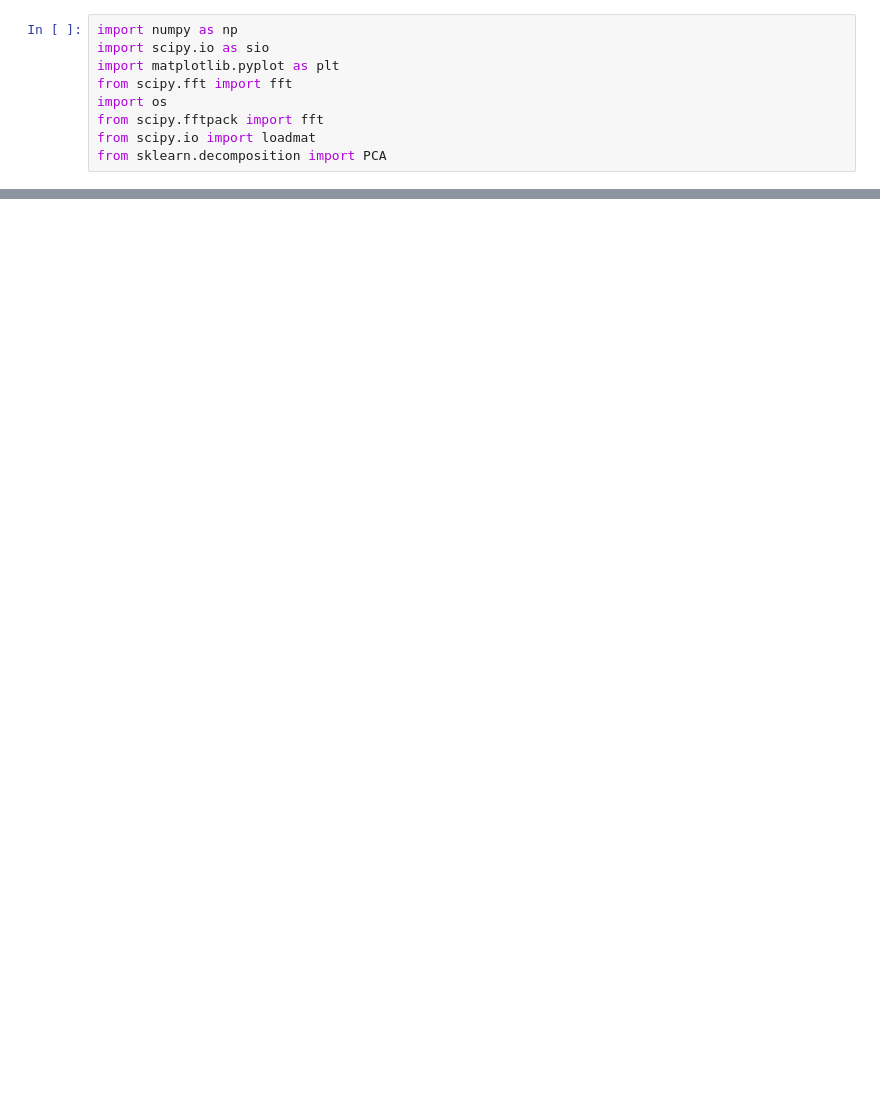
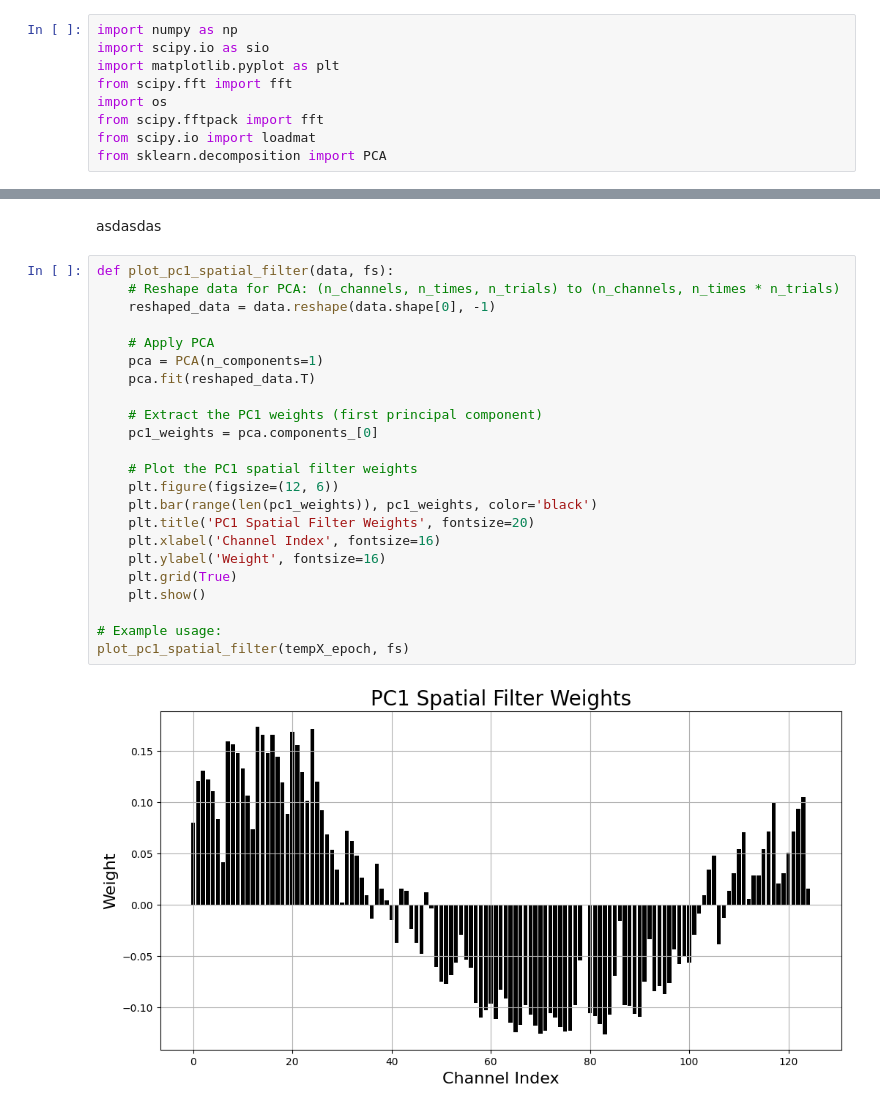
Before and after one commit to boannas/BCC_2024, a Jupyter notebook: Code/code_testing/EEG.ipynb, the cells around one changed output, grey strips where cells are left out. Cells and saved outputs as stored; diff of their text form; blank space fills up the shorter version.

```diff
--- a/Code/code_testing/EEG.ipynb
+++ b/Code/code_testing/EEG.ipynb
@@ -119,0 +147,27 @@ plot_combined_frequency_domain(tempX_epoch, fs,tempoHz[2], song_idx=song_idx)
+# %% [markdown]
+asdasdas
+# %%
+def plot_pc1_spatial_filter(data, fs):
+    # Reshape data for PCA: (n_channels, n_times, n_trials) to (n_channels, n_times * n_trials)
+    reshaped_data = data.reshape(data.shape[0], -1)
+
+    # Apply PCA
+    pca = PCA(n_components=1)
+    pca.fit(reshaped_data.T)
+
+    # Extract the PC1 weights (first principal component)
+    pc1_weights = pca.components_[0]
+
+    # Plot the PC1 spatial filter weights
+    plt.figure(figsize=(12, 6))
+    plt.bar(range(len(pc1_weights)), pc1_weights, color='black')
+    plt.title('PC1 Spatial Filter Weights', fontsize=20)
+    plt.xlabel('Channel Index', fontsize=16)
+    plt.ylabel('Weight', fontsize=16)
+    plt.grid(True)
+    plt.show()
+
+# Example usage:
+plot_pc1_spatial_filter(tempX_epoch, fs)
+# %% [output]
+[figure, added]
```
Also changed, not shown: parts of 5 cells of this notebook, 25 other files.
